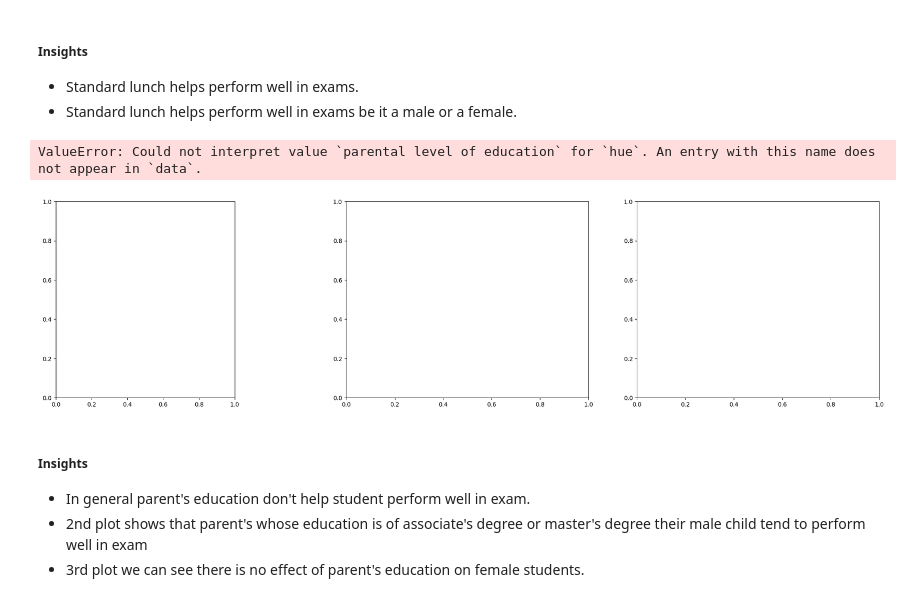
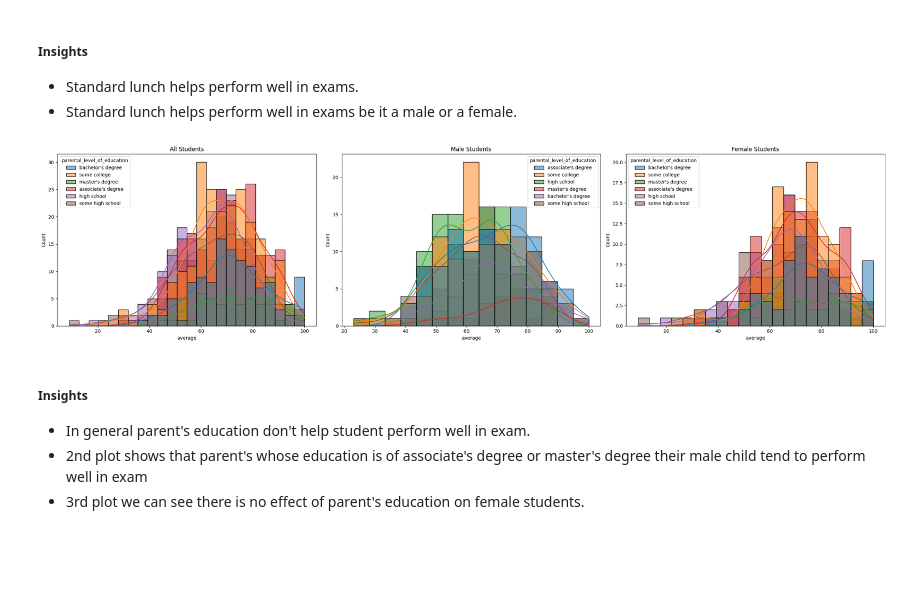
Before and after one commit to AmoghaNaik24/mlproject, a Jupyter notebook: notebook/1 . EDA STUDENT PERFORMANCE .ipynb, the cells around one changed output. Saved outputs shown, nothing was run; the diff lists cells and outputs as text; code cells hidden in the pictures; blank space fills up the shorter version.

```diff
--- a/notebook/1 . EDA STUDENT PERFORMANCE .ipynb
+++ b/notebook/1 . EDA STUDENT PERFORMANCE .ipynb
@@ -284,17 +284,44 @@ plt.show()
 - Standard lunch helps perform well in exams.
 - Standard lunch helps perform well in exams be it a male or a female.
 # %%
-plt.subplots(1,3,figsize=(25,6))
-plt.subplot(141)
-ax =sns.histplot(data=df,x='average',kde=True,hue='parental level of education')
-plt.subplot(142)
-ax =sns.histplot(data=df[df.gender=='male'],x='average',kde=True,hue='parental level of education')
-plt.subplot(143)
-ax =sns.histplot(data=df[df.gender=='female'],x='average',kde=True,hue='parental level of education')
+import matplotlib.pyplot as plt
+import seaborn as sns
+
+# Strip extra spaces from column names
+df.columns = df.columns.str.strip()
+
+# Automatically find the column related to parental education
+parent_edu_col = None
+for col in df.columns:
+    if 'parent' in col.lower() and 'educ' in col.lower():  # matches any variation like 'Parental Level of Education'
+        parent_edu_col = col
+        break
+
+if parent_edu_col is None:
+    raise ValueError("Could not find a column related to parental education!")
+
+# Drop rows with missing values in relevant columns
+df_clean = df.dropna(subset=['average', parent_edu_col, 'gender'])
+
+# Create subplots
+fig, axes = plt.subplots(1, 3, figsize=(25,6))
+
+# All students
+sns.histplot(data=df_clean, x='average', kde=True, hue=parent_edu_col, ax=axes[0])
+axes[0].set_title("All Students")
+
+# Male students
+sns.histplot(data=df_clean[df_clean.gender=='male'], x='average', kde=True, hue=parent_edu_col, ax=axes[1])
+axes[1].set_title("Male Students")
+
+# Female students
+sns.histplot(data=df_clean[df_clean.gender=='female'], x='average', kde=True, hue=parent_edu_col, ax=axes[2])
+axes[2].set_title("Female Students")
+
+plt.tight_layout()
 plt.show()
 # %% [output]
-ValueError: Could not interpret value `parental level of education` for `hue`. An entry with this name does not appear in `data`.
-[figure, old version]
+[figure, new version]
 # %% [markdown]
 #####  Insights
 - In general parent's education don't help student perform well in exam.
```
Also changed, not shown: parts of 3 cells of this notebook, 10 other files.
